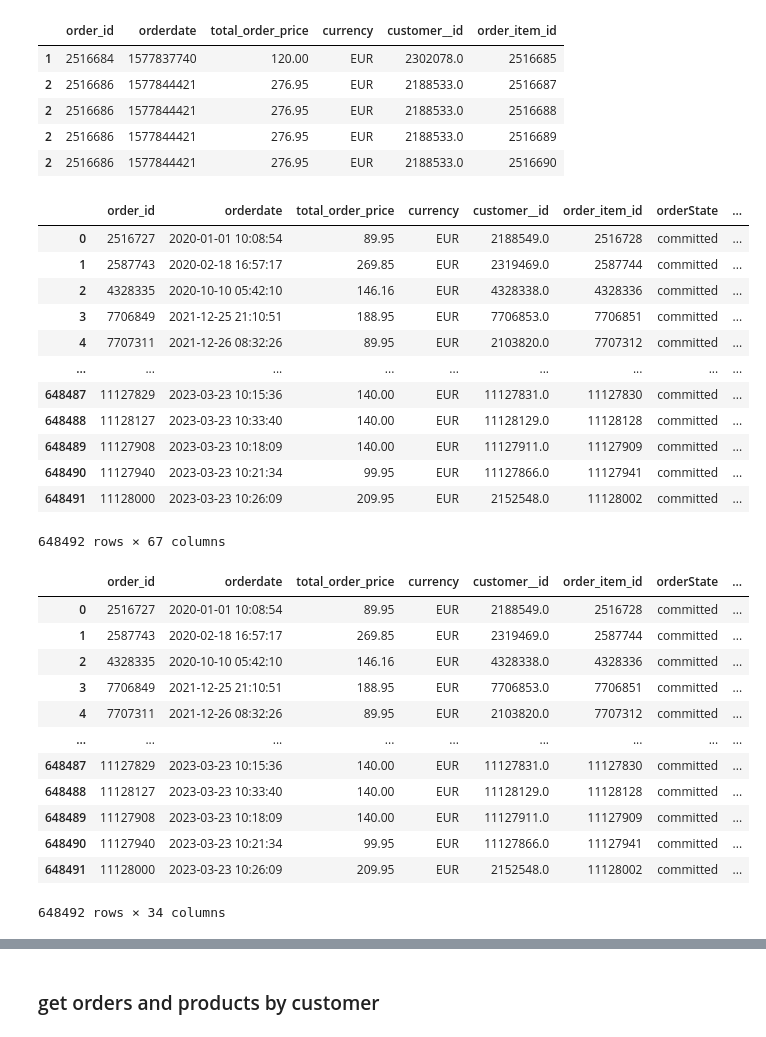
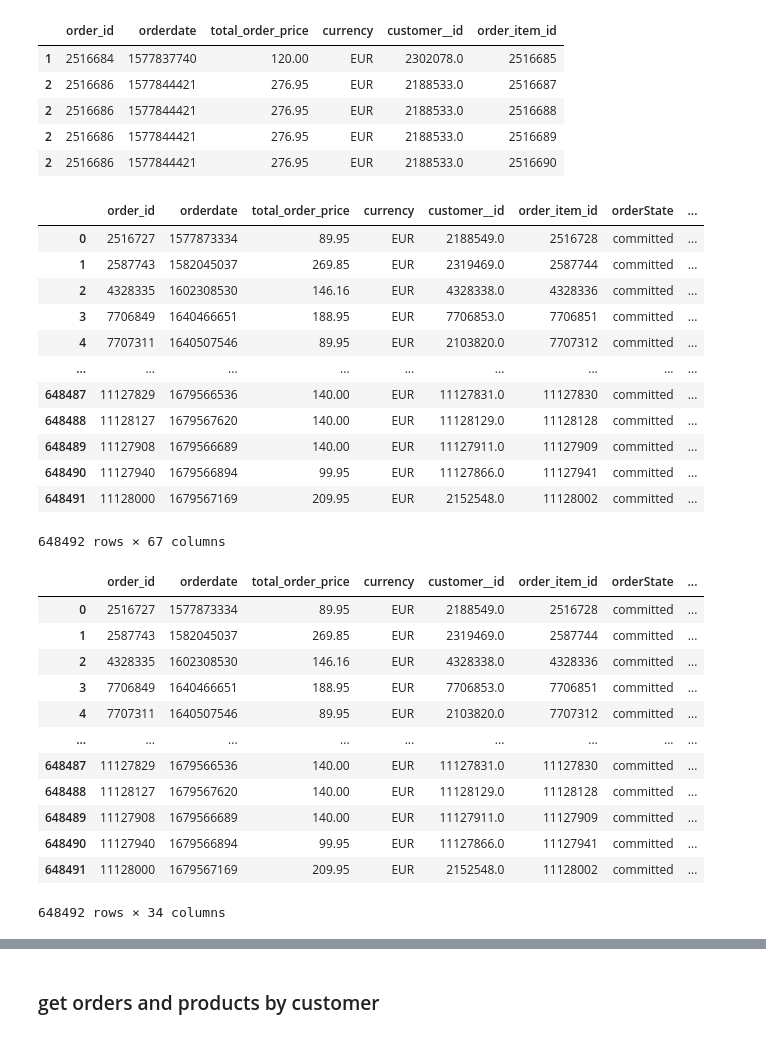
Before and after one commit to tomhuber96/master-thesis-practical-part, a Jupyter notebook: EDA/gabor_eda.ipynb, the cells around one changed output, grey strips where cells are left out. Cells and saved outputs as stored; diff of their text form; code cells hidden in the pictures.

```diff
--- a/EDA/gabor_eda.ipynb
+++ b/EDA/gabor_eda.ipynb
@@ -624,47 +624,47 @@ df_orders_copy.head()
 | 2 | 2516686 | 1577844421 | 276.95 | EUR | 2188533.0 | 2516690 |
 # %%
 merged_df = df_orders_copy.merge(df_orderitems, left_on='order_item_id', right_on='o_id')
-merged_df['orderdate'] = pd.to_datetime(merged_df['orderdate'],unit='s')
+# merged_df['orderdate'] = pd.to_datetime(merged_df['orderdate'],unit='s')
 merged_df.drop('o_id', axis=1, inplace=True)
 
 merged_df = merged_df.merge(df_product_data, left_on='product__id', right_on='o_id')
 
 merged_df.drop('o_id', axis=1, inplace=True)
 
 
 merged_df_all_data = merged_df.merge(df_bag_data, left_on='product__id', right_on='o_id', how='left')
 merged_df_all_data = merged_df_all_data.merge(df_shoe_data, left_on='product__id', right_on='o_id', how='left')
 
 merged_df_all_data
 # %% [output]
 |  | order_id | orderdate | total_order_price | currency | customer__id | order_item_id | orderState | ... |
-| 0 | 2516727 | 2020-01-01 10:08:54 | 89.95 | EUR | 2188549.0 | 2516728 | committed | ... |
-| 1 | 2587743 | 2020-02-18 16:57:17 | 269.85 | EUR | 2319469.0 | 2587744 | committed | ... |
-| 2 | 4328335 | 2020-10-10 05:42:10 | 146.16 | EUR | 4328338.0 | 4328336 | committed | ... |
-| 3 | 7706849 | 2021-12-25 21:10:51 | 188.95 | EUR | 7706853.0 | 7706851 | committed | ... |
-| 4 | 7707311 | 2021-12-26 08:32:26 | 89.95 | EUR | 2103820.0 | 7707312 | committed | ... |
+| 0 | 2516727 | 1577873334 | 89.95 | EUR | 2188549.0 | 2516728 | committed | ... |
+| 1 | 2587743 | 1582045037 | 269.85 | EUR | 2319469.0 | 2587744 | committed | ... |
+| 2 | 4328335 | 1602308530 | 146.16 | EUR | 4328338.0 | 4328336 | committed | ... |
+| 3 | 7706849 | 1640466651 | 188.95 | EUR | 7706853.0 | 7706851 | committed | ... |
+| 4 | 7707311 | 1640507546 | 89.95 | EUR | 2103820.0 | 7707312 | committed | ... |
 | ... | ... | ... | ... | ... | ... | ... | ... | ... |
-| 648487 | 11127829 | 2023-03-23 10:15:36 | 140.00 | EUR | 11127831.0 | 11127830 | committed | ... |
-| 648488 | 11128127 | 2023-03-23 10:33:40 | 140.00 | EUR | 11128129.0 | 11128128 | committed | ... |
-| 648489 | 11127908 | 2023-03-23 10:18:09 | 140.00 | EUR | 11127911.0 | 11127909 | committed | ... |
-| 648490 | 11127940 | 2023-03-23 10:21:34 | 99.95 | EUR | 11127866.0 | 11127941 | committed | ... |
-| 648491 | 11128000 | 2023-03-23 10:26:09 | 209.95 | EUR | 2152548.0 | 11128002 | committed | ... |
+| 648487 | 11127829 | 1679566536 | 140.00 | EUR | 11127831.0 | 11127830 | committed | ... |
+| 648488 | 11128127 | 1679567620 | 140.00 | EUR | 11128129.0 | 11128128 | committed | ... |
+| 648489 | 11127908 | 1679566689 | 140.00 | EUR | 11127911.0 | 11127909 | committed | ... |
+| 648490 | 11127940 | 1679566894 | 99.95 | EUR | 11127866.0 | 11127941 | committed | ... |
+| 648491 | 11128000 | 1679567169 | 209.95 | EUR | 2152548.0 | 11128002 | committed | ... |
 648492 rows × 67 columns
 # %%
 merged_df
 # %% [output]
 |  | order_id | orderdate | total_order_price | currency | customer__id | order_item_id | orderState | ... |
-| 0 | 2516727 | 2020-01-01 10:08:54 | 89.95 | EUR | 2188549.0 | 2516728 | committed | ... |
-| 1 | 2587743 | 2020-02-18 16:57:17 | 269.85 | EUR | 2319469.0 | 2587744 | committed | ... |
-| 2 | 4328335 | 2020-10-10 05:42:10 | 146.16 | EUR | 4328338.0 | 4328336 | committed | ... |
-| 3 | 7706849 | 2021-12-25 21:10:51 | 188.95 | EUR | 7706853.0 | 7706851 | committed | ... |
-| 4 | 7707311 | 2021-12-26 08:32:26 | 89.95 | EUR | 2103820.0 | 7707312 | committed | ... |
+| 0 | 2516727 | 1577873334 | 89.95 | EUR | 2188549.0 | 2516728 | committed | ... |
+| 1 | 2587743 | 1582045037 | 269.85 | EUR | 2319469.0 | 2587744 | committed | ... |
+| 2 | 4328335 | 1602308530 | 146.16 | EUR | 4328338.0 | 4328336 | committed | ... |
+| 3 | 7706849 | 1640466651 | 188.95 | EUR | 7706853.0 | 7706851 | committed | ... |
+| 4 | 7707311 | 1640507546 | 89.95 | EUR | 2103820.0 | 7707312 | committed | ... |
 | ... | ... | ... | ... | ... | ... | ... | ... | ... |
-| 648487 | 11127829 | 2023-03-23 10:15:36 | 140.00 | EUR | 11127831.0 | 11127830 | committed | ... |
-| 648488 | 11128127 | 2023-03-23 10:33:40 | 140.00 | EUR | 11128129.0 | 11128128 | committed | ... |
-| 648489 | 11127908 | 2023-03-23 10:18:09 | 140.00 | EUR | 11127911.0 | 11127909 | committed | ... |
-| 648490 | 11127940 | 2023-03-23 10:21:34 | 99.95 | EUR | 11127866.0 | 11127941 | committed | ... |
-| 648491 | 11128000 | 2023-03-23 10:26:09 | 209.95 | EUR | 2152548.0 | 11128002 | committed | ... |
+| 648487 | 11127829 | 1679566536 | 140.00 | EUR | 11127831.0 | 11127830 | committed | ... |
+| 648488 | 11128127 | 1679567620 | 140.00 | EUR | 11128129.0 | 11128128 | committed | ... |
+| 648489 | 11127908 | 1679566689 | 140.00 | EUR | 11127911.0 | 11127909 | committed | ... |
+| 648490 | 11127940 | 1679566894 | 99.95 | EUR | 11127866.0 | 11127941 | committed | ... |
+| 648491 | 11128000 | 1679567169 | 209.95 | EUR | 2152548.0 | 11128002 | committed | ... |
 648492 rows × 34 columns
 # %%
 def encode_column(df, column_name):
```
Also changed, not shown: parts of 7 cells of this notebook, 3 other files.
